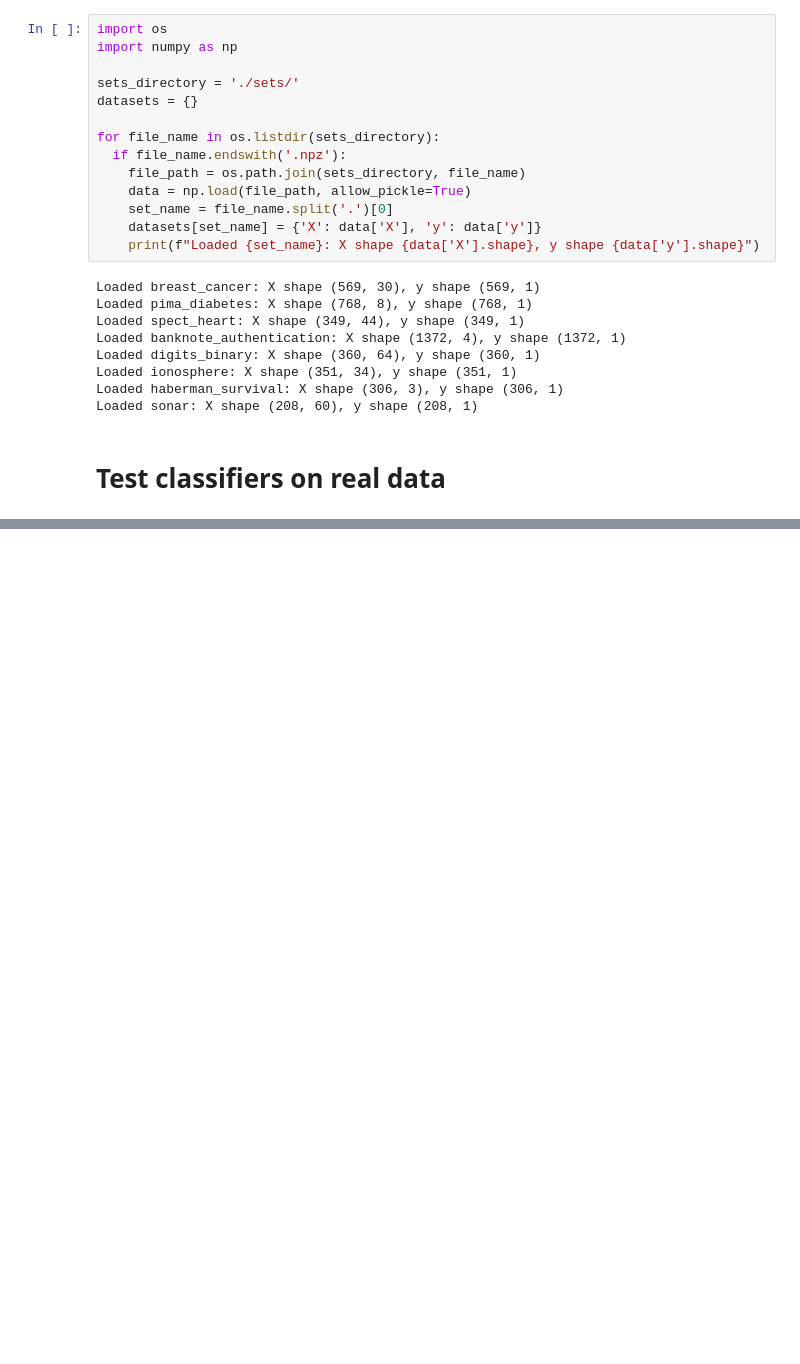
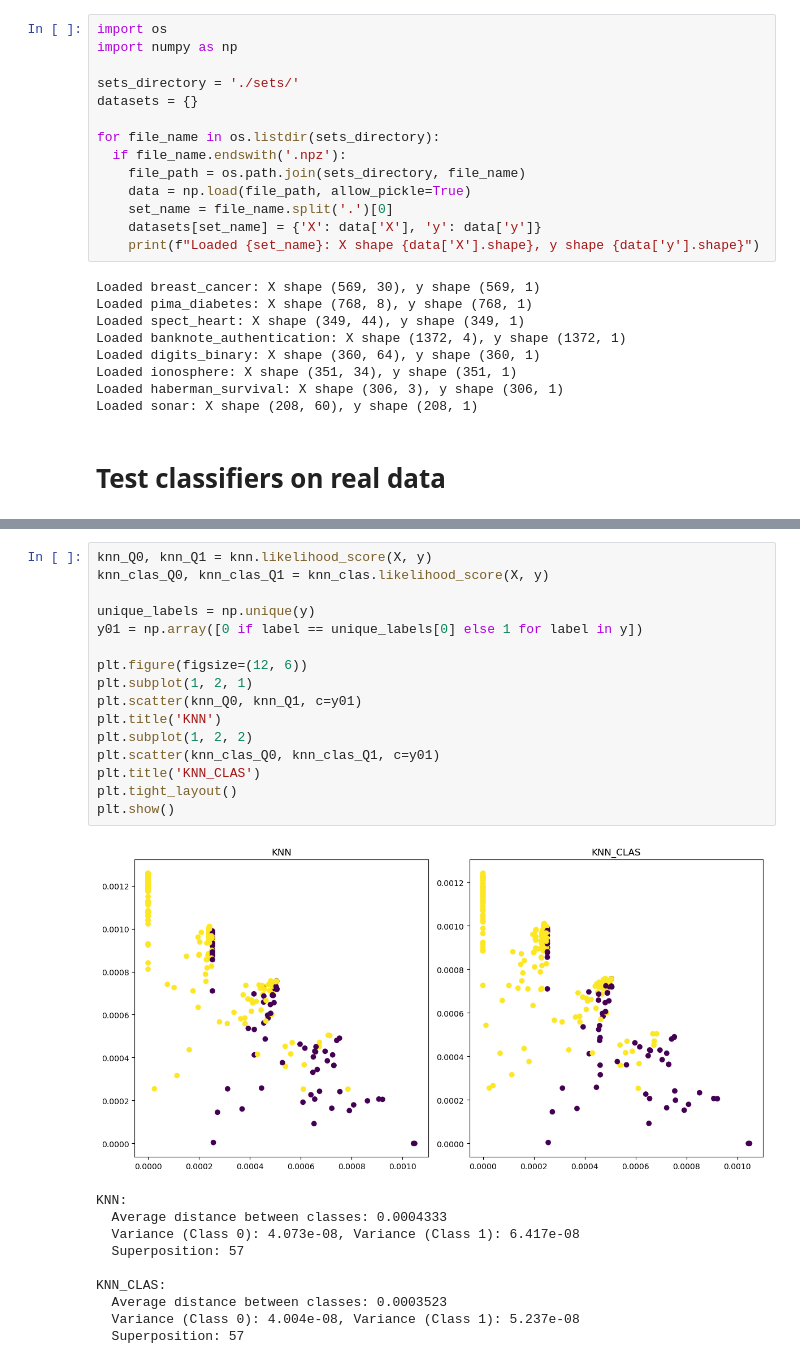
Before and after one commit to eduardo-ufmg/knn-clas, a Jupyter notebook: likelihood_analysis/likelihood_analysis.ipynb, the cells around one changed output, grey strips where cells are left out. Saved outputs shown, nothing was run; the diff lists cells and outputs as text; blank space fills up the shorter version.

```diff
--- a/likelihood_analysis/likelihood_analysis.ipynb
+++ b/likelihood_analysis/likelihood_analysis.ipynb
@@ -804,0 +656,27 @@ plt.show()
+# %%
+knn_Q0, knn_Q1 = knn.likelihood_score(X, y)
+knn_clas_Q0, knn_clas_Q1 = knn_clas.likelihood_score(X, y)
+
+unique_labels = np.unique(y)
+y01 = np.array([0 if label == unique_labels[0] else 1 for label in y])
+
+plt.figure(figsize=(12, 6))
+plt.subplot(1, 2, 1)
+plt.scatter(knn_Q0, knn_Q1, c=y01)
+plt.title('KNN')
+plt.subplot(1, 2, 2)
+plt.scatter(knn_clas_Q0, knn_clas_Q1, c=y01)
+plt.title('KNN_CLAS')
+plt.tight_layout()
+plt.show()
+# %% [output]
+[figure, added]
+KNN:
+  Average distance between classes: 0.0004333
+  Variance (Class 0): 4.073e-08, Variance (Class 1): 6.417e-08
+  Superposition: 57
+
+KNN_CLAS:
+  Average distance between classes: 0.0003523
+  Variance (Class 0): 4.004e-08, Variance (Class 1): 5.237e-08
+  Superposition: 57
```
Also changed, not shown: parts of 11 cells of this notebook.
